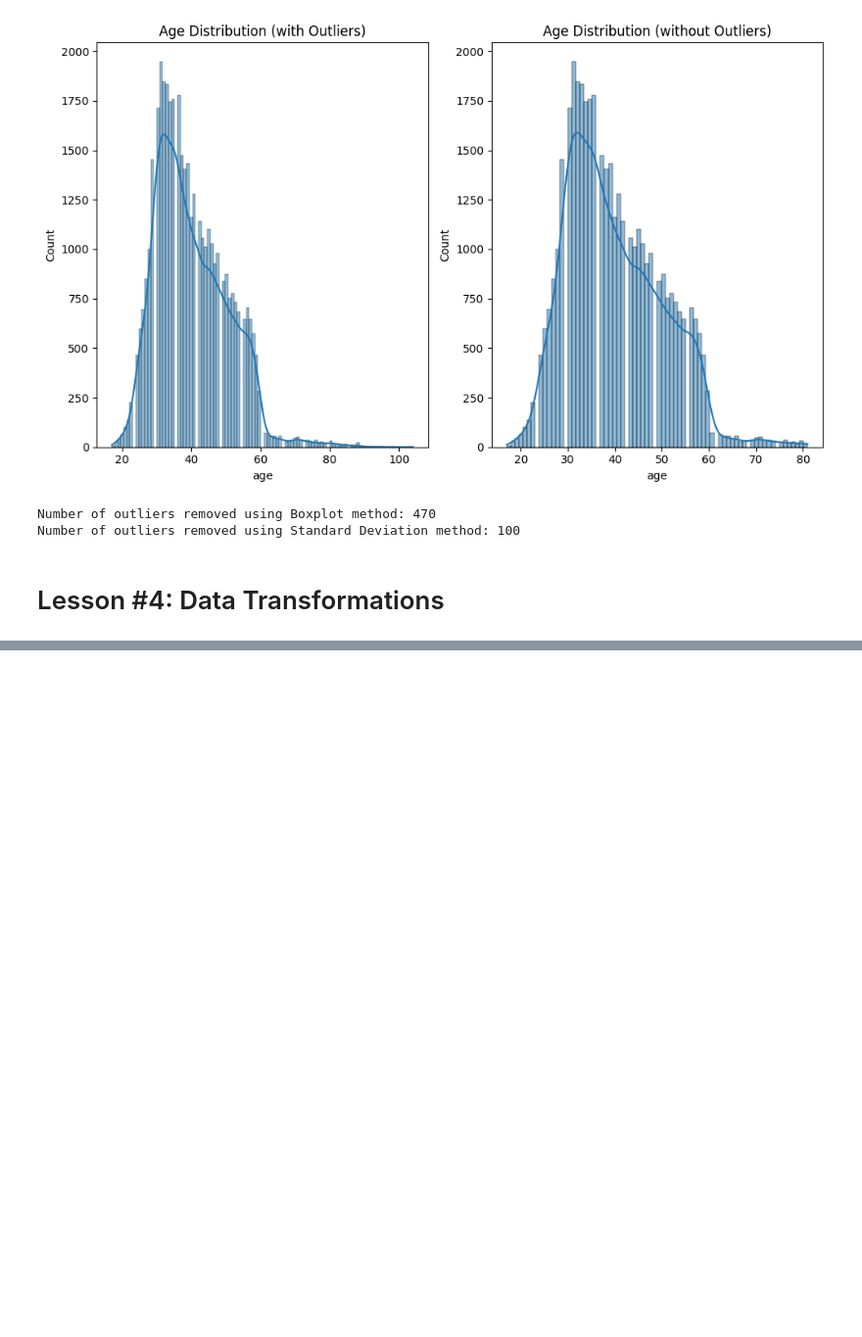
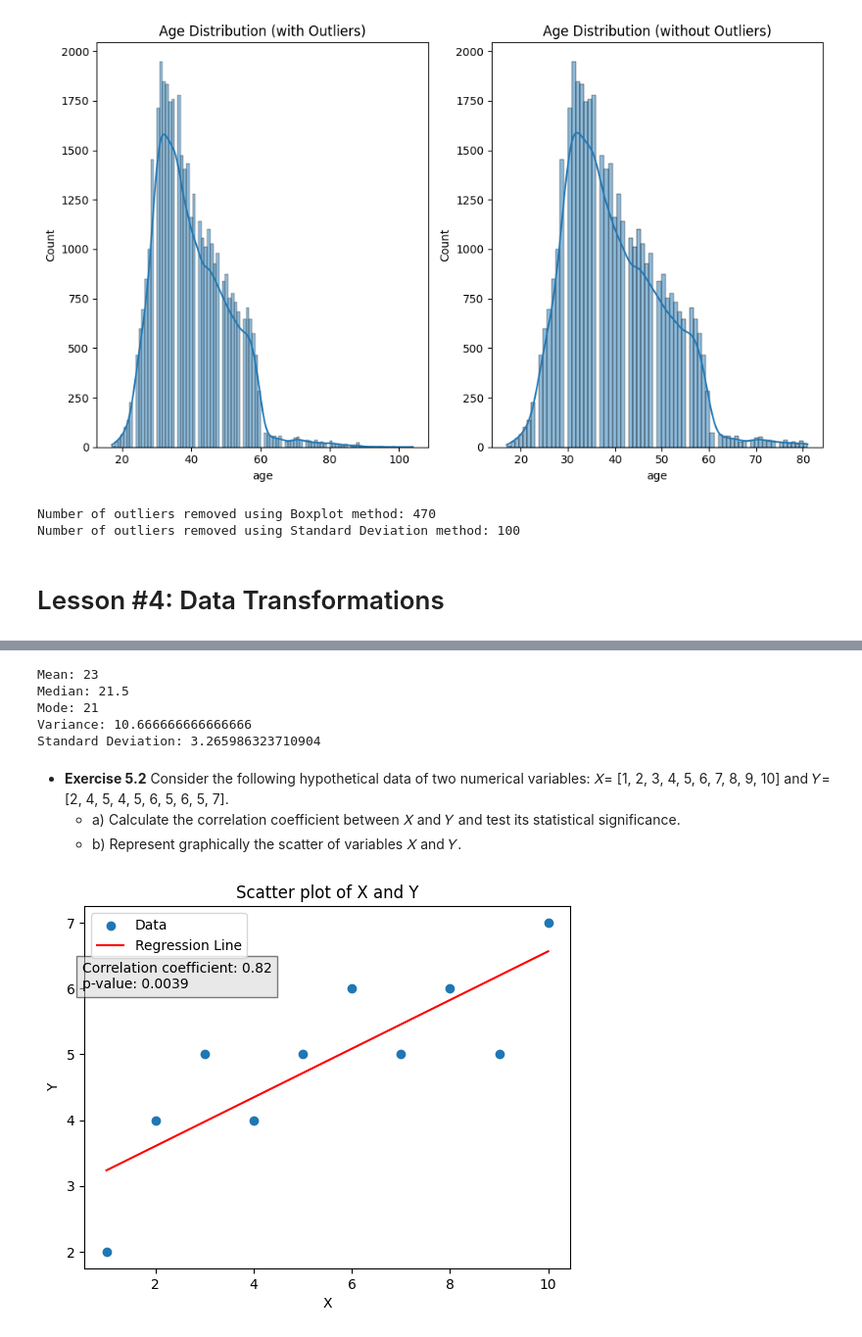
Before and after one commit to miguelcaldeiraa/Analysis-and-Prediction-of-Diamond-Prices, a Jupyter notebook: Data_Modeling.ipynb, the cells around one changed output, grey strips where cells are left out. Shown: that part at 98% size. Drawn from its saved outputs; the diff is of its cells as text; code cells hidden in the pictures; blank space fills up the shorter version.

```diff
--- a/Data_Modeling.ipynb
+++ b/Data_Modeling.ipynb
@@ -969,0 +1543,68 @@ Number of outliers removed using Standard Deviation method: 100
+# %%
+import statistics
+
+# Dataset
+ages = [29, 26, 21, 20, 25, 22, 19, 21, 21, 26]
+
+# Mean
+mean_age = statistics.mean(ages)
+
+# Median
+median_age = statistics.median(ages)
+
+# Mode
+mode_age = statistics.mode(ages)
+
+# Variance
+variance_age = statistics.variance(ages)
+
+# Standard Deviation
+std_dev_age = statistics.stdev(ages)
+
+# Printing the results
+print("Mean:", mean_age)
+print("Median:", median_age)
+print("Mode:", mode_age)
+print("Variance:", variance_age)
+print("Standard Deviation:", std_dev_age)
+# %% [output]
+Mean: 23
+Median: 21.5
+Mode: 21
+Variance: 10.666666666666666
+Standard Deviation: 3.265986323710904
+# %% [markdown]
+- **Exercise 5.2** Consider the following hypothetical data of two numerical variables: 𝑋= [1, 2, 3, 4, 5, 6, 7, 8, 9, 10] and 𝑌= [2, 4, 5, 4, 5, 6, 5, 6, 5, 7].
+    - a) Calculate the correlation coefficient between 𝑋 and 𝑌 and test its statistical significance.
+    - b) Represent graphically the scatter of variables 𝑋 and 𝑌.
+# %%
+import numpy as np
+from scipy.stats import pearsonr, linregress
+import matplotlib.pyplot as plt
+
+# Data
+X = np.array([1, 2, 3, 4, 5, 6, 7, 8, 9, 10])
+Y = np.array([2, 4, 5, 4, 5, 6, 5, 6, 5, 7])
+
+# Calculate correlation coefficient and p-value
+corr_coef, p_value = pearsonr(X, Y)
+
+# Perform linear regression
+slope, intercept, r_value, p_value_reg, std_err = linregress(X, Y)
+
+# Scatter plot
+plt.scatter(X, Y, label='Data')
+plt.xlabel('X')
+plt.ylabel('Y')
+plt.title('Scatter plot of X and Y')
+
+# Add regression line
+plt.plot(X, intercept + slope*X, color='red', label='Regression Line')
+
+# Annotate correlation coefficient and p-value
+plt.text(0.5, 6, f'Correlation coefficient: {corr_coef:.2f}\np-value: {p_value:.4f}', fontsize=10, bbox=dict(facecolor='lightgray', alpha=0.5))
+
+plt.legend()
+plt.show()
+# %% [output]
+[figure, added]
```
Also changed, not shown: parts of 47 cells of this notebook.
